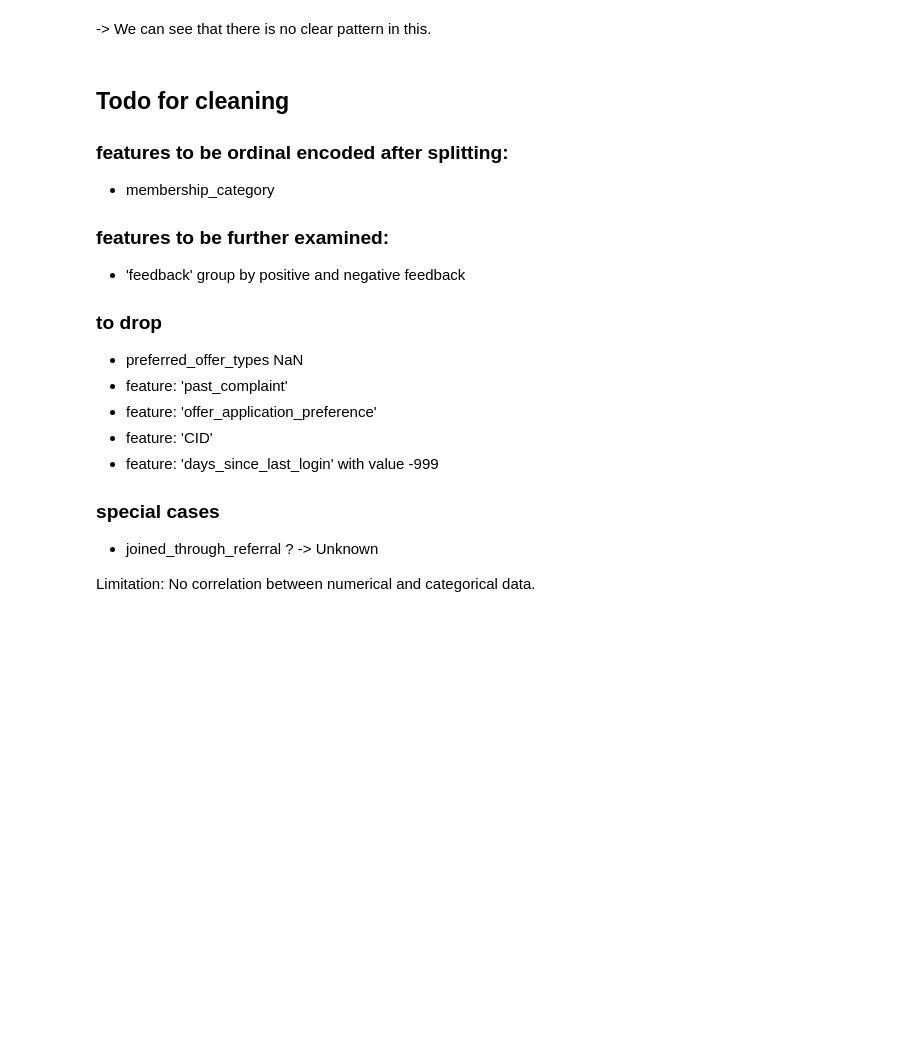
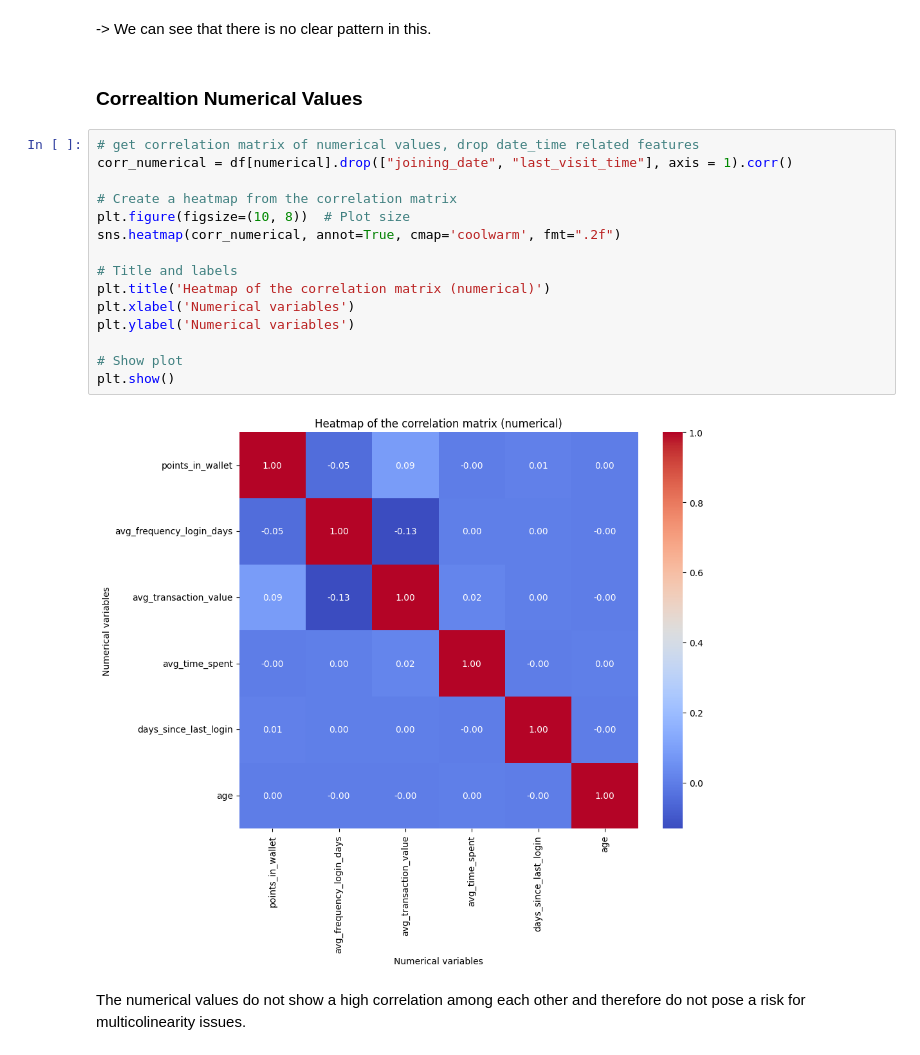
Before and after one commit to forster-j/churn-prediction, a Jupyter notebook: 03_EDA.ipynb, the cells around one changed output. Saved outputs shown, nothing was run; the diff lists cells and outputs as text; blank space fills up the shorter version.

Commit message:
Added corr to EDA, Conclusion, Readme is missing

```diff
--- a/03_EDA.ipynb
+++ b/03_EDA.ipynb
@@ -318,24 +319,24 @@ plt.show()
 [figure]
 # %% [markdown]
 -> We can see that there is no clear pattern in this.
-# %% [markdown]
-## Todo for cleaning
-### features to be ordinal encoded after splitting:
-- membership_category
-
-### features to be further examined:
-- 'feedback' group by positive and negative feedback
-
-### to drop
-- preferred_offer_types NaN
-- feature: 'past_complaint'
-- feature: 'offer_application_preference'
-- feature: 'CID'
-- feature: 'days_since_last_login' with value -999
-
-
-### special cases
-- joined_through_referral ? -> Unknown
-
-
-Limitation: No correlation between numerical and categorical data.
+# %% [markdown]
+### Correaltion Numerical Values
+# %%
+# get correlation matrix of numerical values, drop date_time related features
+corr_numerical = df[numerical].drop(["joining_date", "last_visit_time"], axis = 1).corr()
+
+# Create a heatmap from the correlation matrix
+plt.figure(figsize=(10, 8))  # Plot size
+sns.heatmap(corr_numerical, annot=True, cmap='coolwarm', fmt=".2f")
+
+# Title and labels
+plt.title('Heatmap of the correlation matrix (numerical)')
+plt.xlabel('Numerical variables')
+plt.ylabel('Numerical variables')
+
+# Show plot
+plt.show()
+# %% [output]
+[figure, added]
+# %% [markdown]
+The numerical values do not show a high correlation among each other and therefore do not pose a risk for multicolinearity issues.
```
Also changed, not shown: parts of 4 cells of this notebook, 1 other file.
